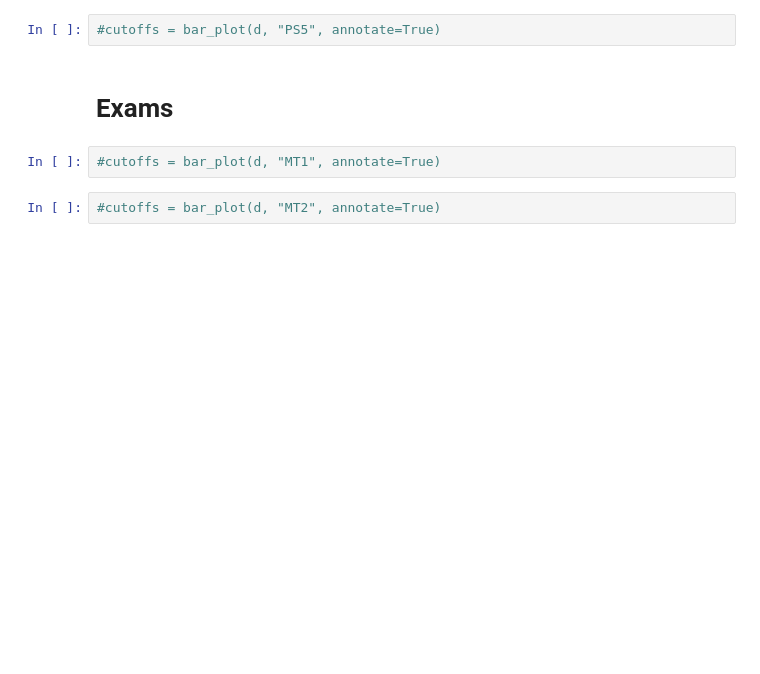
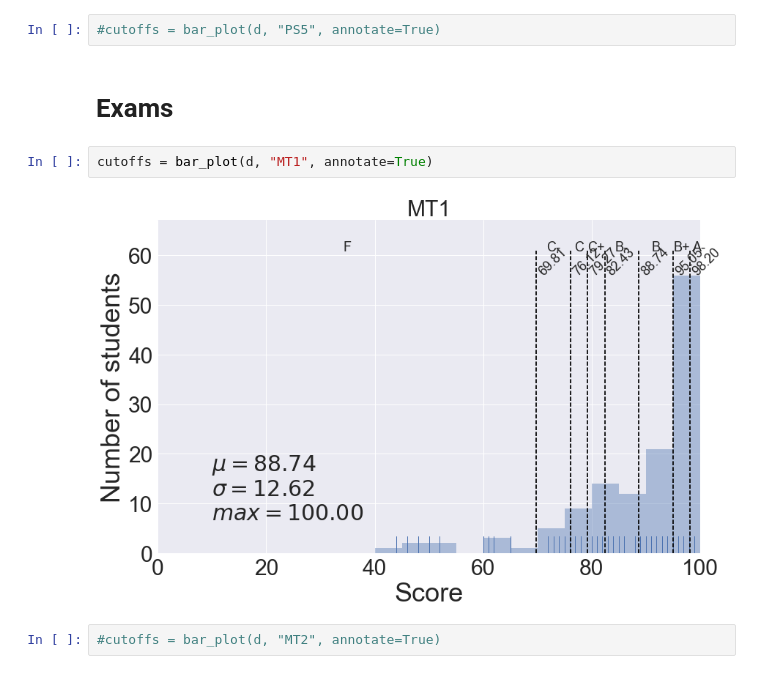
Before and after one commit to materialsvirtuallab/ceng114, a Jupyter notebook: grades/statsw2017.ipynb, the cells around one changed output. Saved outputs shown, nothing was run; the diff lists cells and outputs as text; blank space fills up the shorter version.

```diff
--- a/grades/statsw2017.ipynb
+++ b/grades/statsw2017.ipynb
@@ -162,7 +162,9 @@ cutoffs = bar_plot(d, "PS1", annotate=True)
 # %% [markdown]
 # Exams
 # %%
-#cutoffs = bar_plot(d, "MT1", annotate=True)
+cutoffs = bar_plot(d, "MT1", annotate=True)
+# %% [output]
+[figure, added]
 # %%
 #cutoffs = bar_plot(d, "MT2", annotate=True)
 # %%
```
Also changed, not shown: parts of 2 cells of this notebook.
